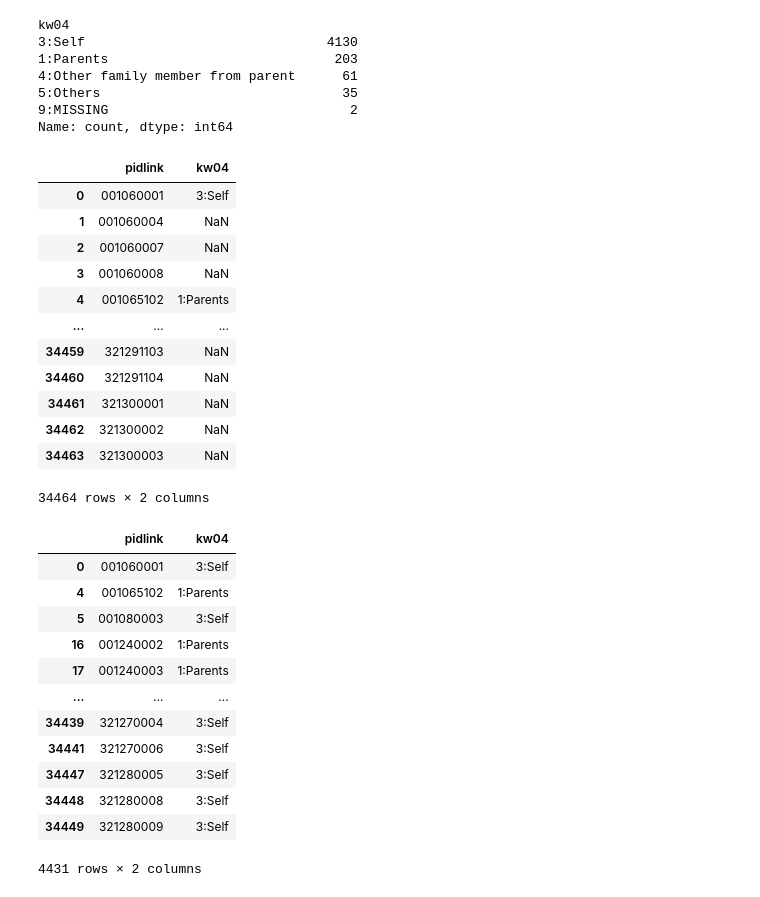
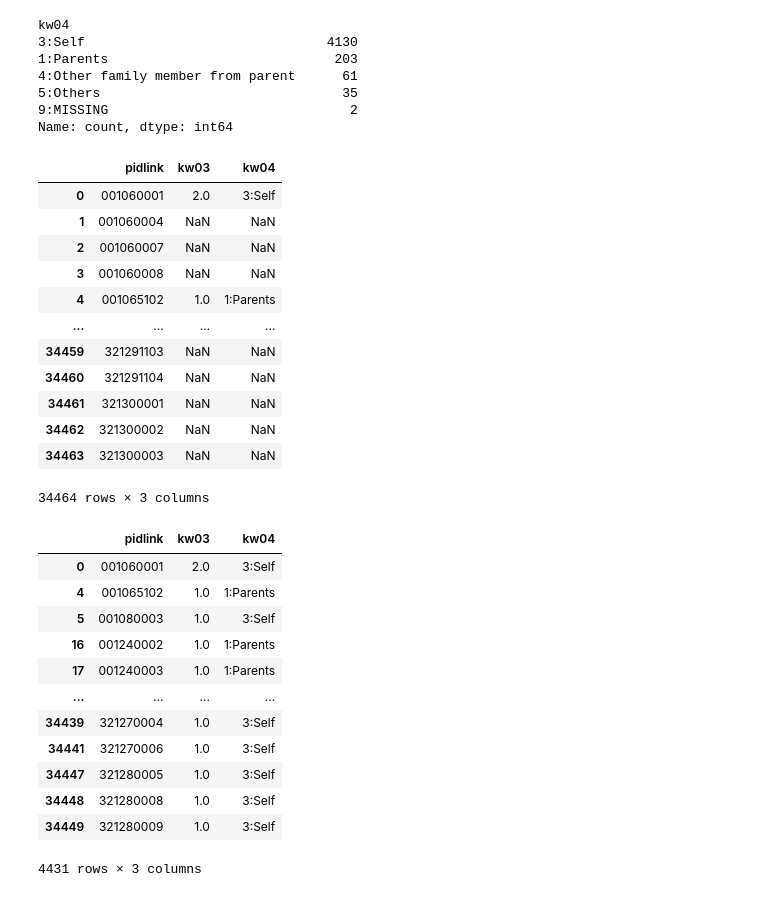
Before and after one commit to Poor1ST/ifls, a Jupyter notebook: process.ipynb, the cells around one changed output. Drawn from its saved outputs; the diff is of its cells as text; code cells hidden in the pictures.

```diff
--- a/process.ipynb
+++ b/process.ipynb
@@ -557,36 +533,36 @@ kw04
 9:MISSING                               2
 Name: count, dtype: int64
 # %%
-b3a_kw1_clean = b3a_kw1[['pidlink', 'kw04']]
+b3a_kw1_clean = b3a_kw1[['pidlink', 'kw03', 'kw04']]
 b3a_kw1_clean
 # %% [output]
-|  | pidlink | kw04 |
-| 0 | 001060001 | 3:Self |
-| 1 | 001060004 | NaN |
-| 2 | 001060007 | NaN |
-| 3 | 001060008 | NaN |
-| 4 | 001065102 | 1:Parents |
-| ... | ... | ... |
-| 34459 | 321291103 | NaN |
-| 34460 | 321291104 | NaN |
-| 34461 | 321300001 | NaN |
-| 34462 | 321300002 | NaN |
-| 34463 | 321300003 | NaN |
+|  | pidlink | kw03 | kw04 |
+| 0 | 001060001 | 2.0 | 3:Self |
+| 1 | 001060004 | NaN | NaN |
+| 2 | 001060007 | NaN | NaN |
+| 3 | 001060008 | NaN | NaN |
+| 4 | 001065102 | 1.0 | 1:Parents |
+| ... | ... | ... | ... |
+| 34459 | 321291103 | NaN | NaN |
+| 34460 | 321291104 | NaN | NaN |
+| 34461 | 321300001 | NaN | NaN |
+| 34462 | 321300002 | NaN | NaN |
+| 34463 | 321300003 | NaN | NaN |
-34464 rows × 2 columns
+34464 rows × 3 columns
 # %%
 b3a_kw1_clean = b3a_kw1_clean.dropna()
 b3a_kw1_clean
 # %% [output]
-|  | pidlink | kw04 |
-| 0 | 001060001 | 3:Self |
-| 4 | 001065102 | 1:Parents |
-| 5 | 001080003 | 3:Self |
-| 16 | 001240002 | 1:Parents |
-| 17 | 001240003 | 1:Parents |
-| ... | ... | ... |
-| 34439 | 321270004 | 3:Self |
-| 34441 | 321270006 | 3:Self |
-| 34447 | 321280005 | 3:Self |
-| 34448 | 321280008 | 3:Self |
-| 34449 | 321280009 | 3:Self |
+|  | pidlink | kw03 | kw04 |
+| 0 | 001060001 | 2.0 | 3:Self |
+| 4 | 001065102 | 1.0 | 1:Parents |
+| 5 | 001080003 | 1.0 | 3:Self |
+| 16 | 001240002 | 1.0 | 1:Parents |
+| 17 | 001240003 | 1.0 | 1:Parents |
+| ... | ... | ... | ... |
+| 34439 | 321270004 | 1.0 | 3:Self |
+| 34441 | 321270006 | 1.0 | 3:Self |
+| 34447 | 321280005 | 1.0 | 3:Self |
+| 34448 | 321280008 | 1.0 | 3:Self |
+| 34449 | 321280009 | 1.0 | 3:Self |
-4431 rows × 2 columns
+4431 rows × 3 columns
```
Also changed, not shown: parts of 62 cells of this notebook, 15 other files.
